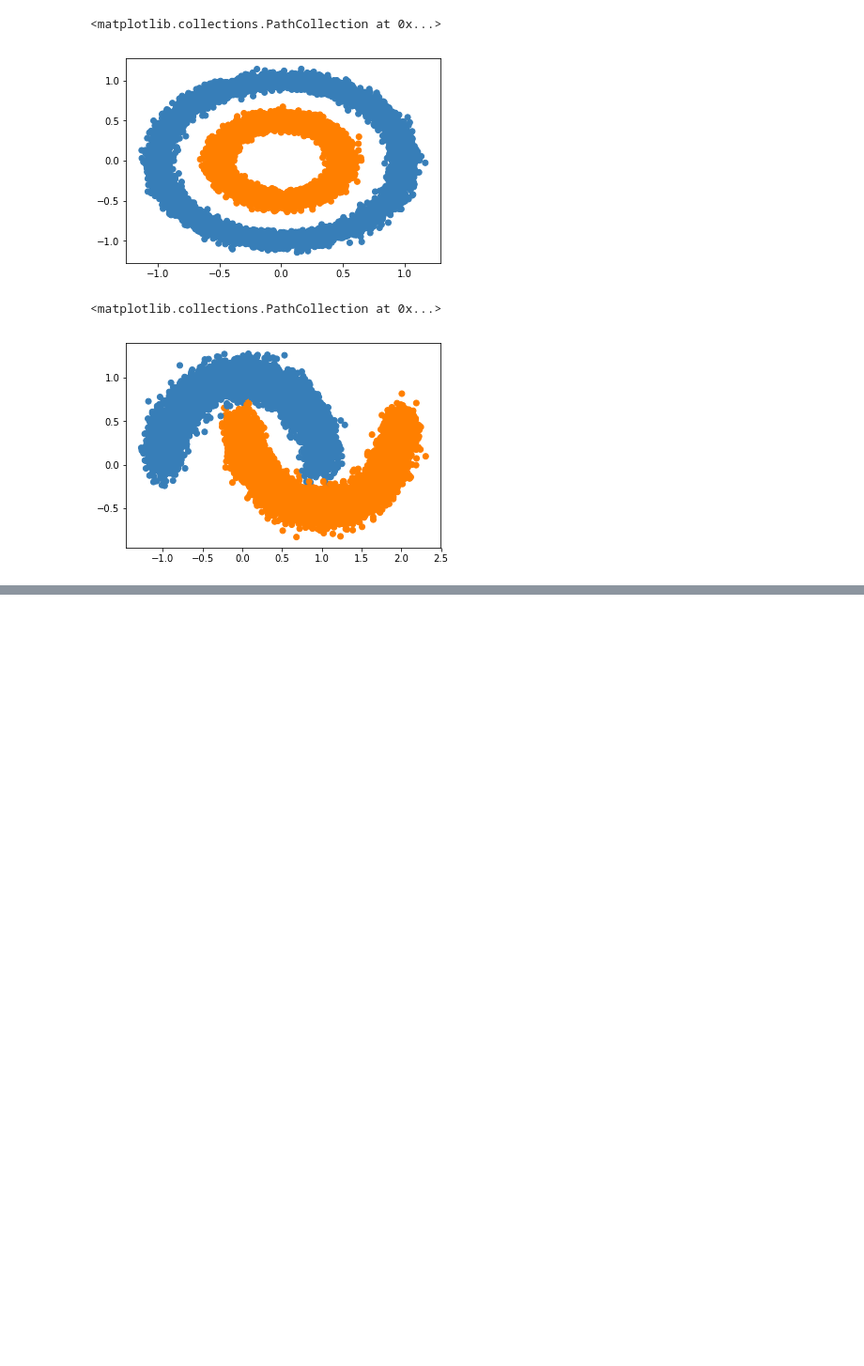
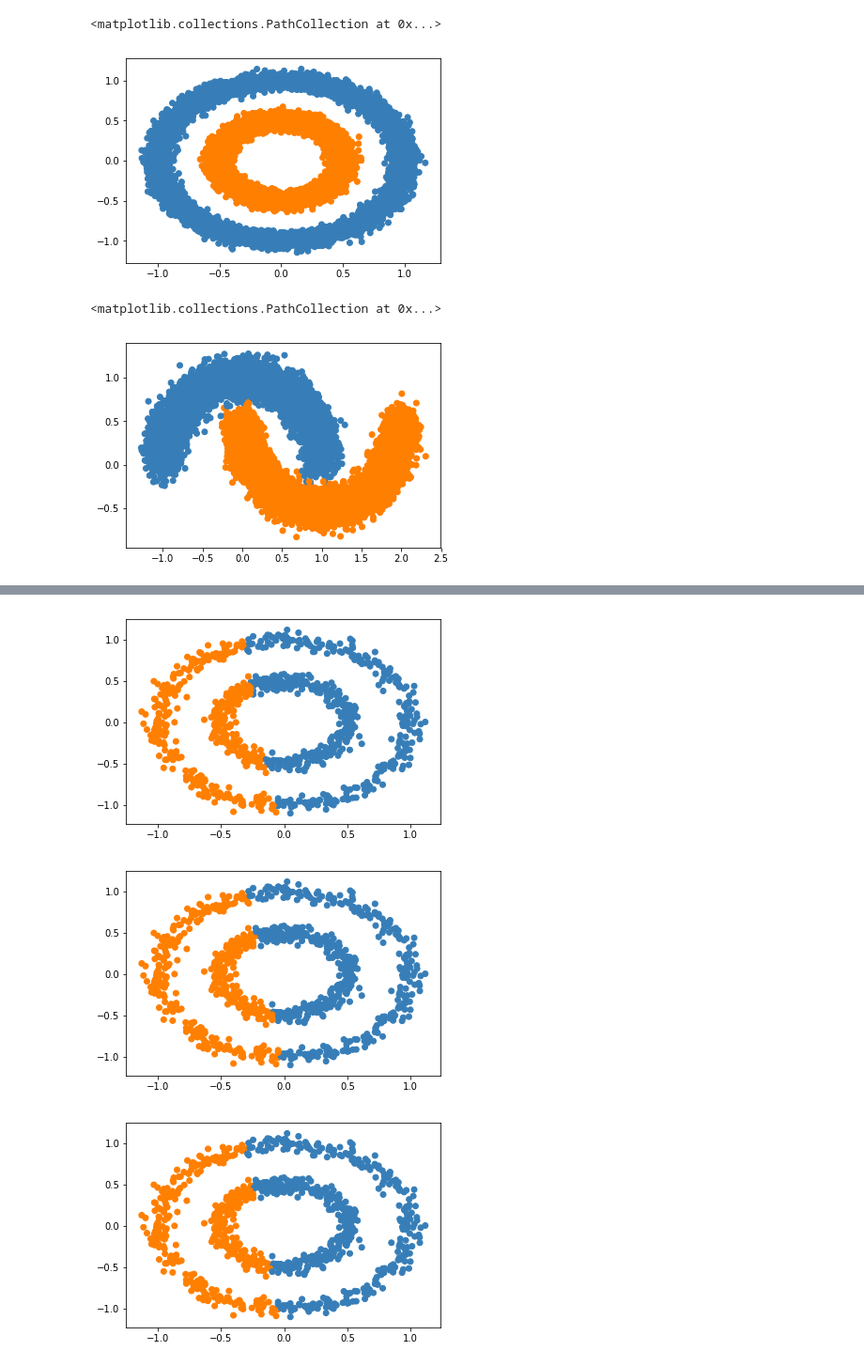
Before and after one commit to afqueiruga/StatefulOdeNets, a Jupyter notebook: toy_datasets.ipynb, the cells around one changed output, grey strips where cells are left out. Shown at 94% size. Saved outputs shown, nothing was run; the diff lists cells and outputs as text; code cells hidden in the pictures; blank space fills up the shorter version.

```diff
--- a/toy_datasets.ipynb
+++ b/toy_datasets.ipynb
@@ -115,0 +196,11 @@ plt.plot(losses)
+# %%
+plot_pred(model)
+plt.show()
+plot_pred(refine(model))
+plt.show()
+plot_pred(refine(refine(model)))
+plt.show()
+# %% [output]
+[figure, added]
+[figure, added]
+[figure, added]
```
Also changed, not shown: parts of 12 cells of this notebook, 1 other file.
